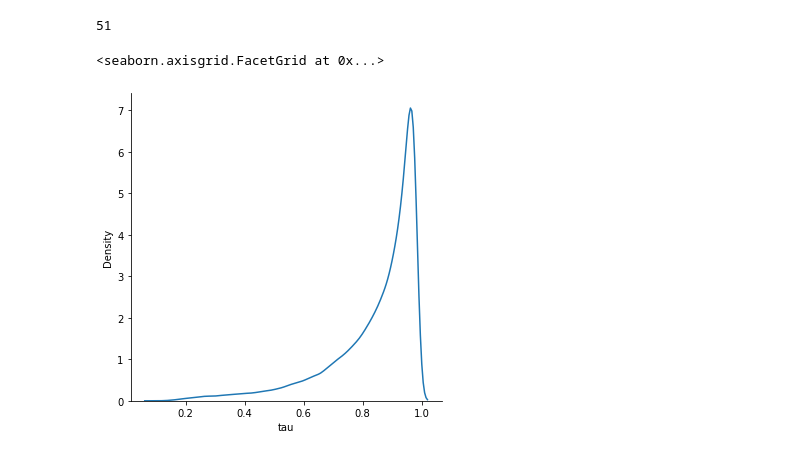
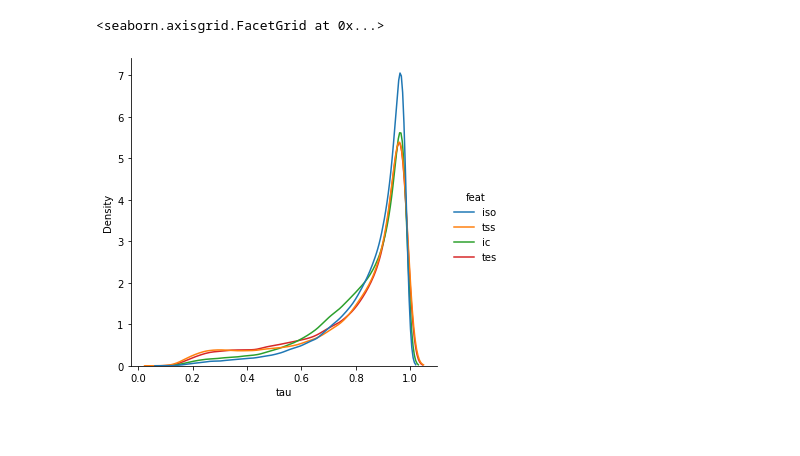
Before and after one commit to fairliereese/paper_rnawg, a Jupyter notebook: figures_revisions/revisions/tsi.ipynb, the cells around one changed output. Cells and saved outputs as stored; diff of their text form; code cells hidden in the pictures.

```diff
--- a/figures_revisions/revisions/tsi.ipynb
+++ b/figures_revisions/revisions/tsi.ipynb
@@ -52,10 +89,16 @@ m_lib_meta = od+expand(config['lr']['meta'], species='mouse')[0]
 # %%
-df = pd.read_csv(filt_ab, sep='\t')
-df, tids = get_tpm_table(df,
-                   how='iso',
-                   min_tpm=min_tpm,
-                   gene_subset=gene_subset,
-                    groupby='sample')
+tau_df = pd.DataFrame()
+for feat in ['iso', 'tss', 'ic', 'tes']:
+    df = pd.read_csv(filt_ab, sep='\t')
+    df, tids = get_tpm_table(df,
+                       how=feat,
+                       min_tpm=min_tpm,
+                       gene_subset=gene_subset,
+                       groupby='sample')
+    temp = compute_tau(df)
+    print(temp.head())
+    temp['feat'] = feat
+    tau_df = pd.concat([tau_df, temp], axis=0)
 # %% [output]
 Calculating iso TPM values
 Subsetting for polya genes
@@ -192,9 +167,5 @@ x_hat['tau'] = x_hat['sum']/n
-# %%
-n
-# %% [output]
-51
 # %%
-sns.displot(data=x_hat, x='tau', kind='kde')
+sns.displot(data=tau_df, x='tau', kind='kde', hue='feat', common_norm=False)
 # %% [output]
 <seaborn.axisgrid.FacetGrid at 0x...>
-[figure, old version]
+[figure, new version]
```
Also changed, not shown: parts of 14 cells of this notebook, 8 other files.
